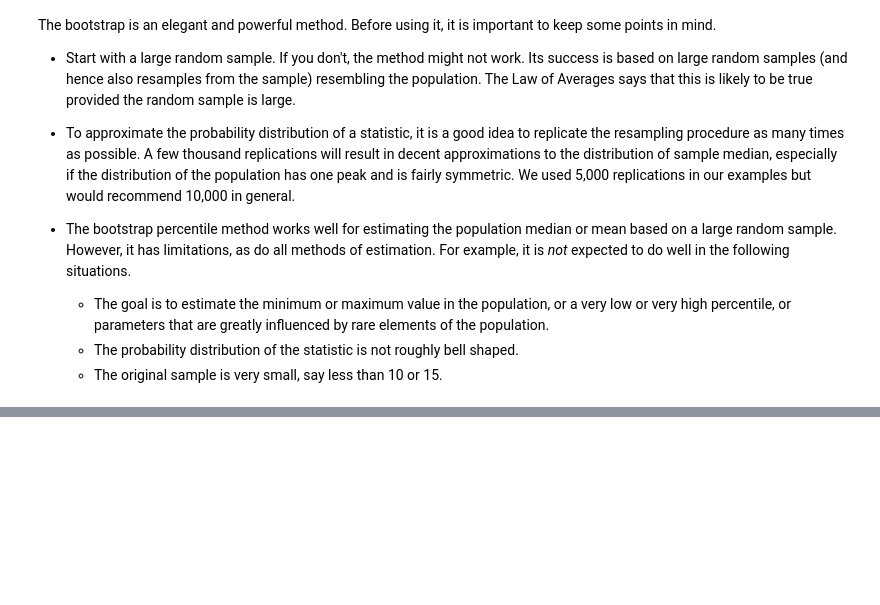
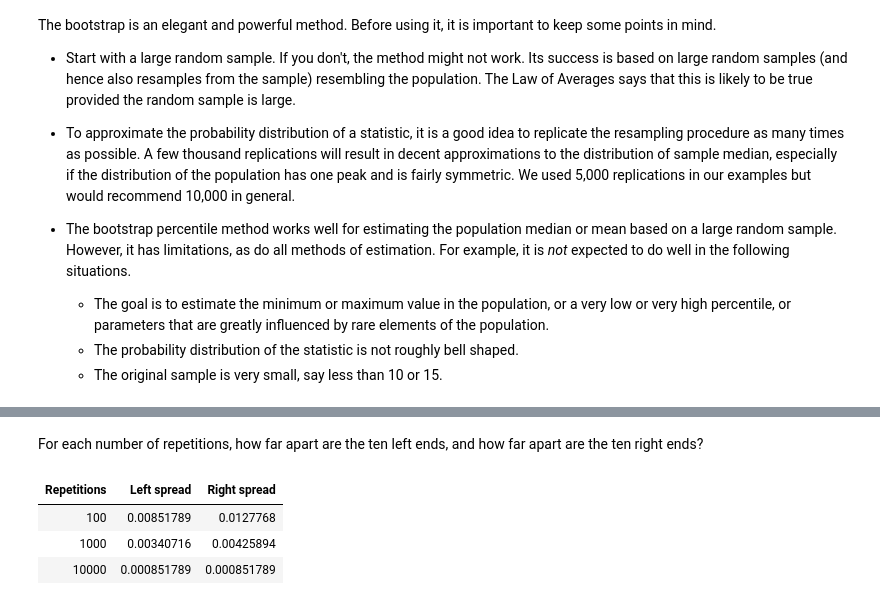
Before and after one commit to data-8/textbook, a Jupyter notebook: chapters/13/3/Confidence_Intervals.ipynb, the cells around one changed output, grey strips where cells are left out. Drawn from its saved outputs; the diff is of its cells as text; code cells hidden in the pictures; blank space fills up the shorter version.

```diff
--- a/chapters/13/3/Confidence_Intervals.ipynb
+++ b/chapters/13/3/Confidence_Intervals.ipynb
@@ -270,0 +276,39 @@ The bootstrap is an elegant and powerful method. Before using it, it is importan
+# %%
+smoking = births.column('Maternal Smoker')
+
+def bootstrap_proportion(num_repetitions):
+    proportions = make_array()
+    for i in np.arange(num_repetitions):
+        resample = np.random.choice(smoking, len(smoking))
+        new_proportion = np.count_nonzero(resample) / len(resample)
+        proportions = np.append(proportions, new_proportion)
+    return proportions
+
+repetitions = make_array()
+left_ends = make_array()
+right_ends = make_array()
+for num_repetitions in make_array(100, 1000, 10000):
+    for i in np.arange(10):
+        proportions = bootstrap_proportion(num_repetitions)
+        repetitions = np.append(repetitions, num_repetitions)
+        left_ends = np.append(left_ends, percentile(2.5, proportions))
+        right_ends = np.append(right_ends, percentile(97.5, proportions))
+
+intervals = Table().with_columns(
+    'Repetitions', repetitions,
+    'Left', left_ends,
+    'Right', right_ends,
+    'Width', right_ends - left_ends
+)
+# %% [markdown]
+For each number of repetitions, how far apart are the ten left ends, and how far apart are the ten right ends?
+# %%
+def spread(values):
+    return max(values) - min(values)
+
+intervals.select('Repetitions', 'Left', 'Right').group('Repetitions', spread)
+# %% [output]
+| Repetitions | Left spread | Right spread |
+| 100 | 0.00851789 | 0.0127768 |
+| 1000 | 0.00340716 | 0.00425894 |
+| 10000 | 0.000851789 | 0.000851789 |
```
Also changed, not shown: parts of 4 cells of this notebook.
